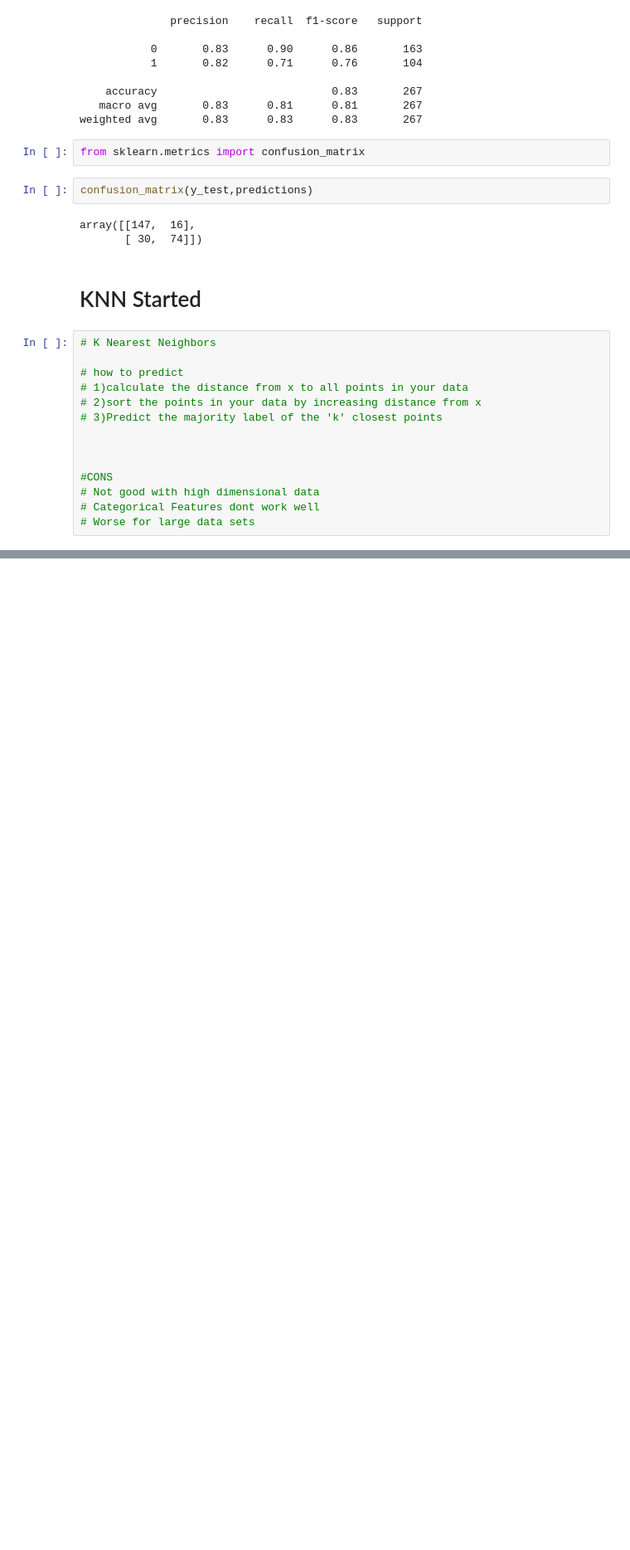
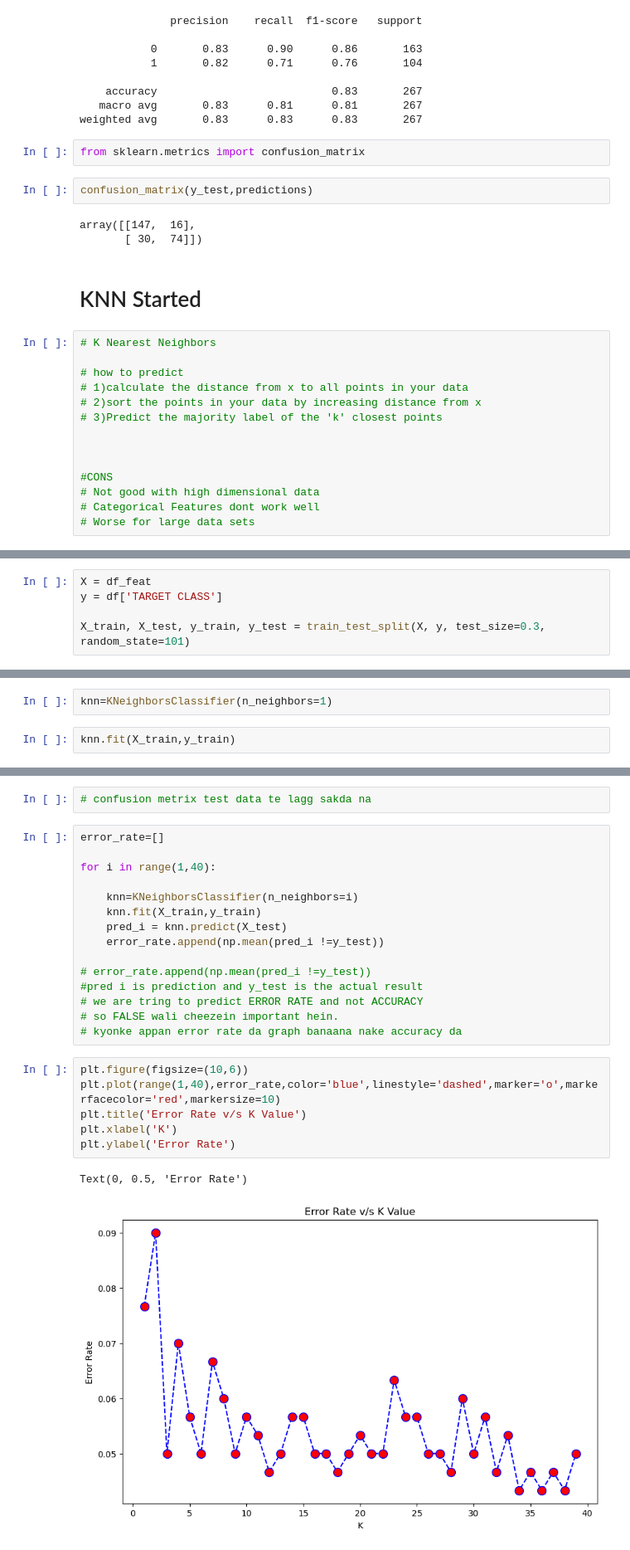
Before and after one commit to shabad023/Revising_Data_Science, a Jupyter notebook: MLFri.ipynb, the cells around one changed output, grey strips where cells are left out. Shown at 83% size. Saved outputs shown, nothing was run; the diff lists cells and outputs as text; blank space fills up the shorter version.

Commit message:
KNN Done,Random forest and Decision Tree ongoing

```diff
--- a/MLFri.ipynb
+++ b/MLFri.ipynb
@@ -596,0 +687,5 @@ array([[147,  16],
+# %%
+X = df_feat
+y = df['TARGET CLASS']
+
+X_train, X_test, y_train, y_test = train_test_split(X, y, test_size=0.3, random_state=101)
@@ -596,0 +697,4 @@ array([[147,  16],
+# %%
+knn=KNeighborsClassifier(n_neighbors=1)
+# %%
+knn.fit(X_train,y_train)
@@ -596,0 +739,26 @@ array([[147,  16],
+# %%
+# confusion metrix test data te lagg sakda na
+# %%
+error_rate=[]
+
+for i in range(1,40):
+
+    knn=KNeighborsClassifier(n_neighbors=i)
+    knn.fit(X_train,y_train)
+    pred_i = knn.predict(X_test)
+    error_rate.append(np.mean(pred_i !=y_test))
+
+# error_rate.append(np.mean(pred_i !=y_test))
+#pred i is prediction and y_test is the actual result
+# we are tring to predict ERROR RATE and not ACCURACY
+# so FALSE wali cheezein important hein.
+# kyonke appan error rate da graph banaana nake accuracy da
+# %%
+plt.figure(figsize=(10,6))
+plt.plot(range(1,40),error_rate,color='blue',linestyle='dashed',marker='o',markerfacecolor='red',markersize=10)
+plt.title('Error Rate v/s K Value')
+plt.xlabel('K')
+plt.ylabel('Error Rate')
+# %% [output]
+Text(0, 0.5, 'Error Rate')
+[figure, added]
```
Also changed, not shown: parts of 49 cells of this notebook, 5 other files.
